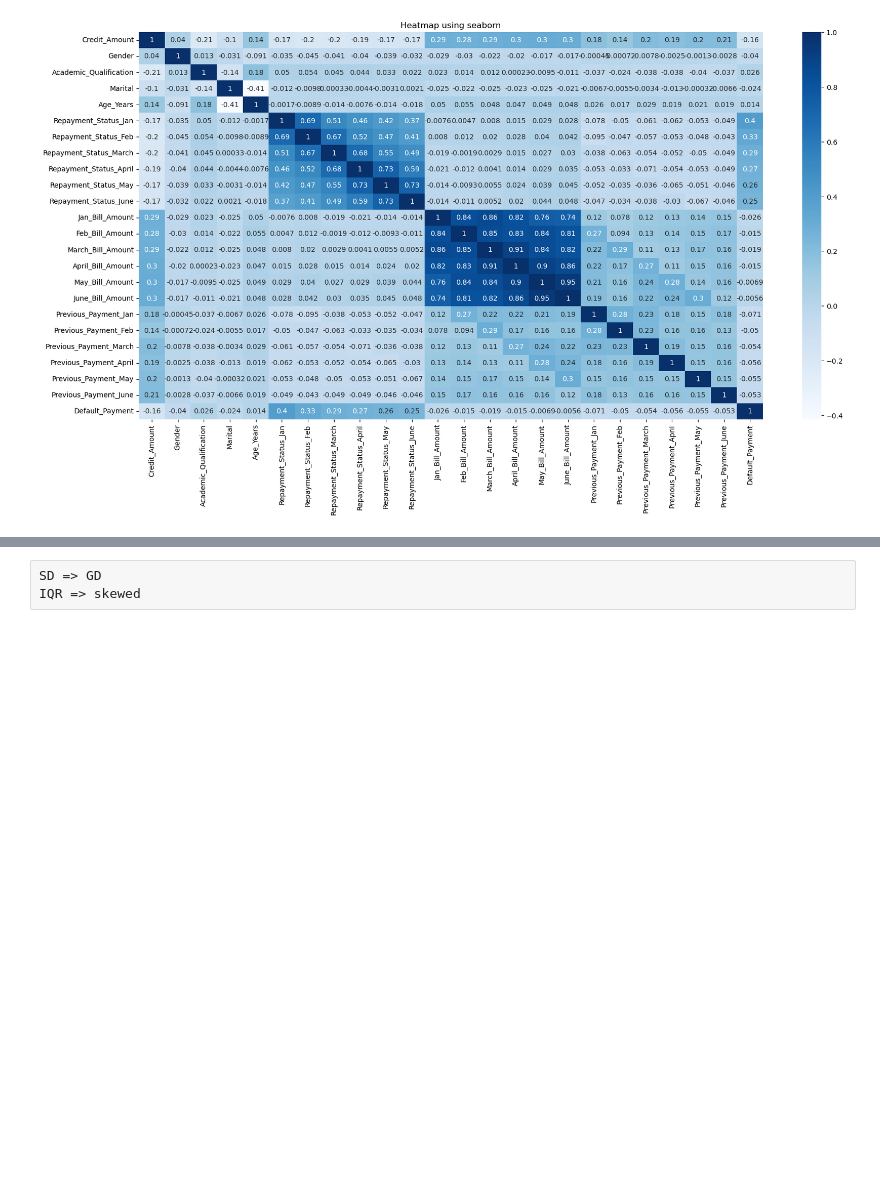
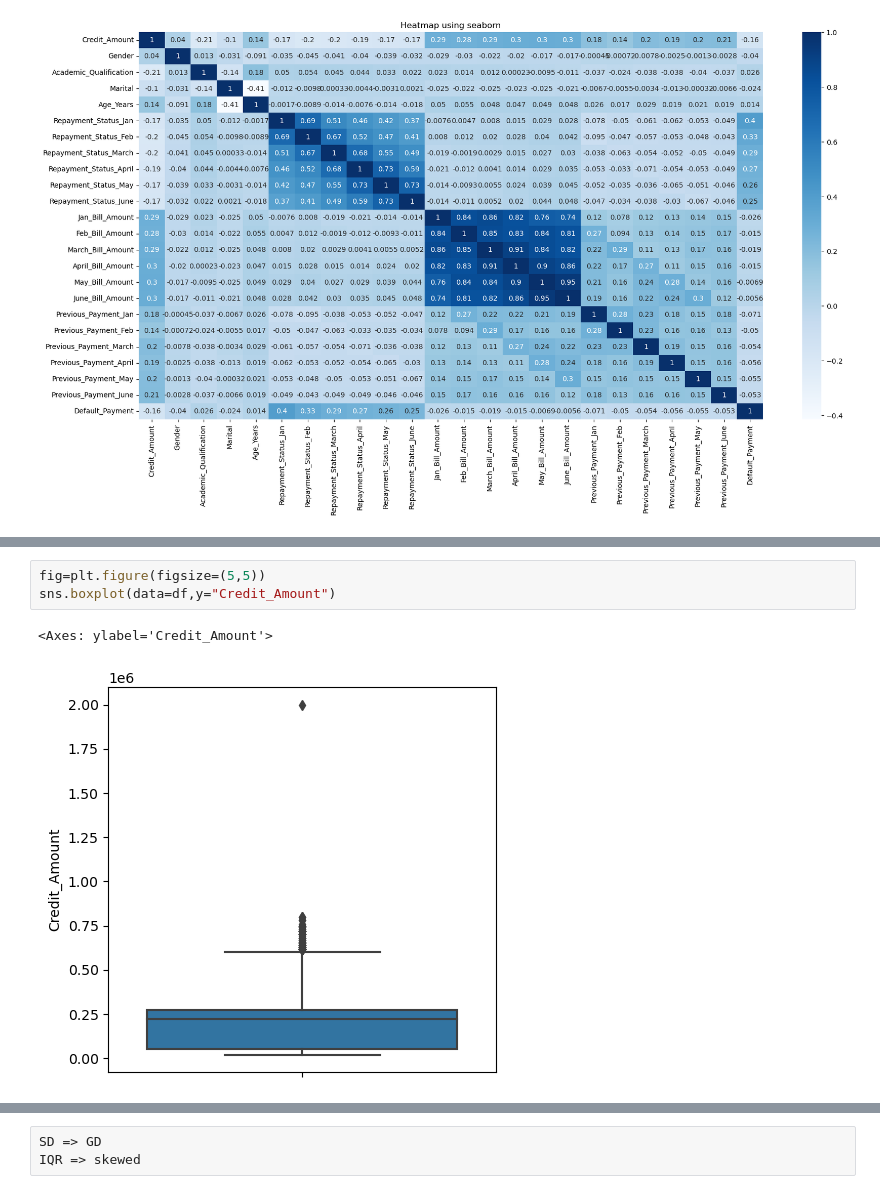
Before and after one commit to iamanuja/python-notes, a Jupyter notebook: BankCreditCard.ipynb, the cells around one changed output, grey strips where cells are left out. Saved outputs shown, nothing was run; the diff lists cells and outputs as text; blank space fills up the shorter version.

```diff
--- a/BankCreditCard.ipynb
+++ b/BankCreditCard.ipynb
@@ -91,0 +97,6 @@ plt.show()
+# %%
+fig=plt.figure(figsize=(5,5))
+sns.boxplot(data=df,y="Credit_Amount")
+# %% [output]
+<Axes: ylabel='Credit_Amount'>
+[figure, added]
```
Also changed, not shown: parts of 102 cells of this notebook, 5 other files.
